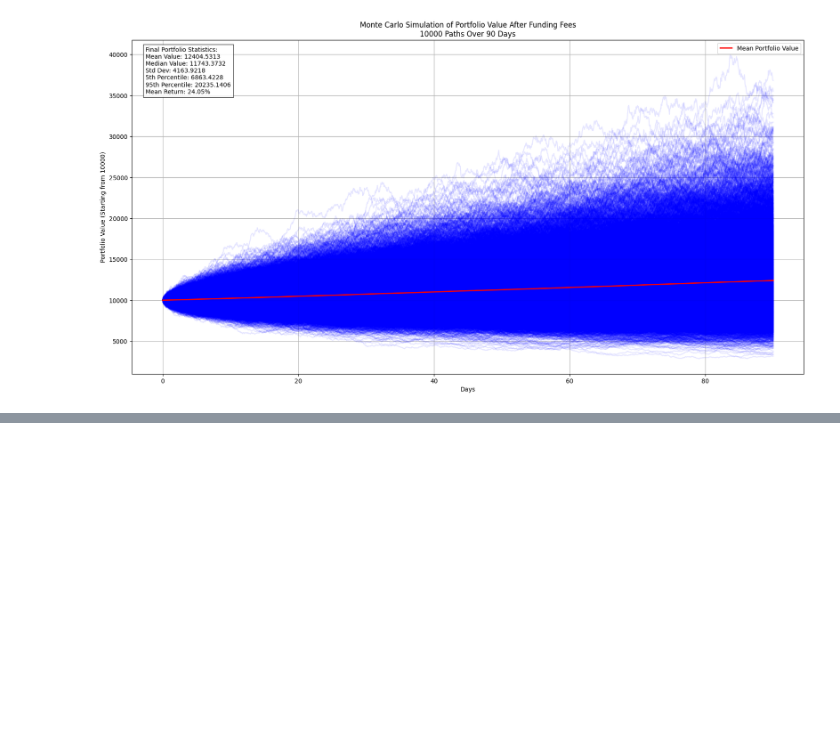
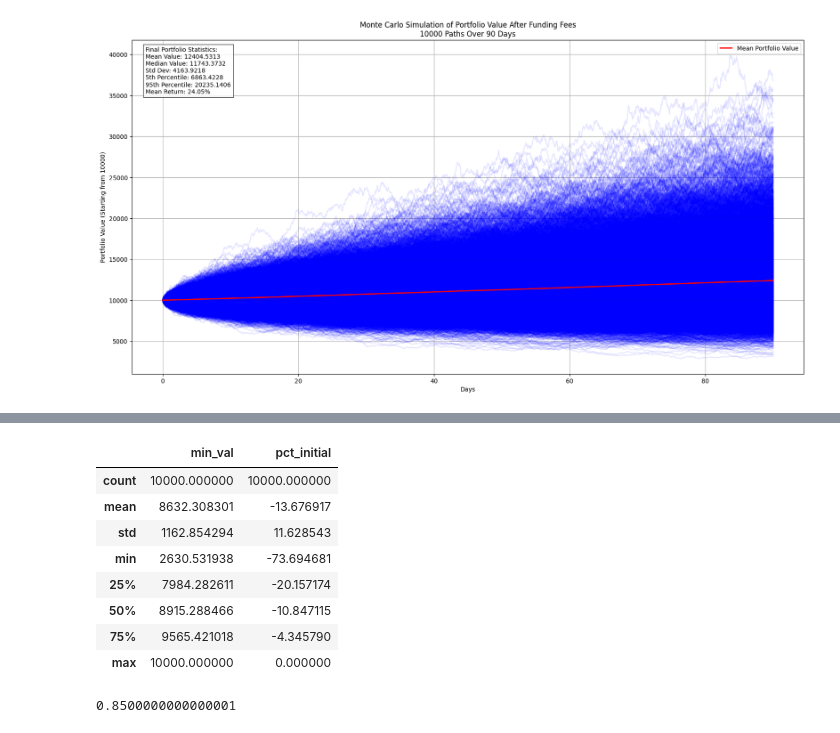
Before and after one commit to ryantjx/stochastic-modelling-of-digital-asset-perpetual-futures, a Jupyter notebook: notebooks/2_fundingandprice.ipynb, the cells around one changed output, grey strips where cells are left out. Cells and saved outputs as stored; diff of their text form; code cells hidden in the pictures; blank space fills up the shorter version.

```diff
--- a/notebooks/2_fundingandprice.ipynb
+++ b/notebooks/2_fundingandprice.ipynb
@@ -864,0 +927,16 @@ pd.DataFrame(total_fees).describe()
+# %%
+df_allreturns_1returns[['min_val', 'pct_initial']].describe()
+# %% [output]
+|  | min_val | pct_initial |
+| count | 10000.000000 | 10000.000000 |
+| mean | 8632.308301 | -13.676917 |
+| std | 1162.854294 | 11.628543 |
+| min | 2630.531938 | -73.694681 |
+| 25% | 7984.282611 | -20.157174 |
+| 50% | 8915.288466 | -10.847115 |
+| 75% | 9565.421018 | -4.345790 |
+| max | 10000.000000 | 0.000000 |
+# %%
+(df_allreturns_1returns[df_allreturns_1returns['pct_initial'] <= -50].shape[0] / df_allreturns_1returns.shape[0]) * 100
+# %% [output]
+0.8500000000000001
```
Also changed, not shown: parts of 12 cells of this notebook.
